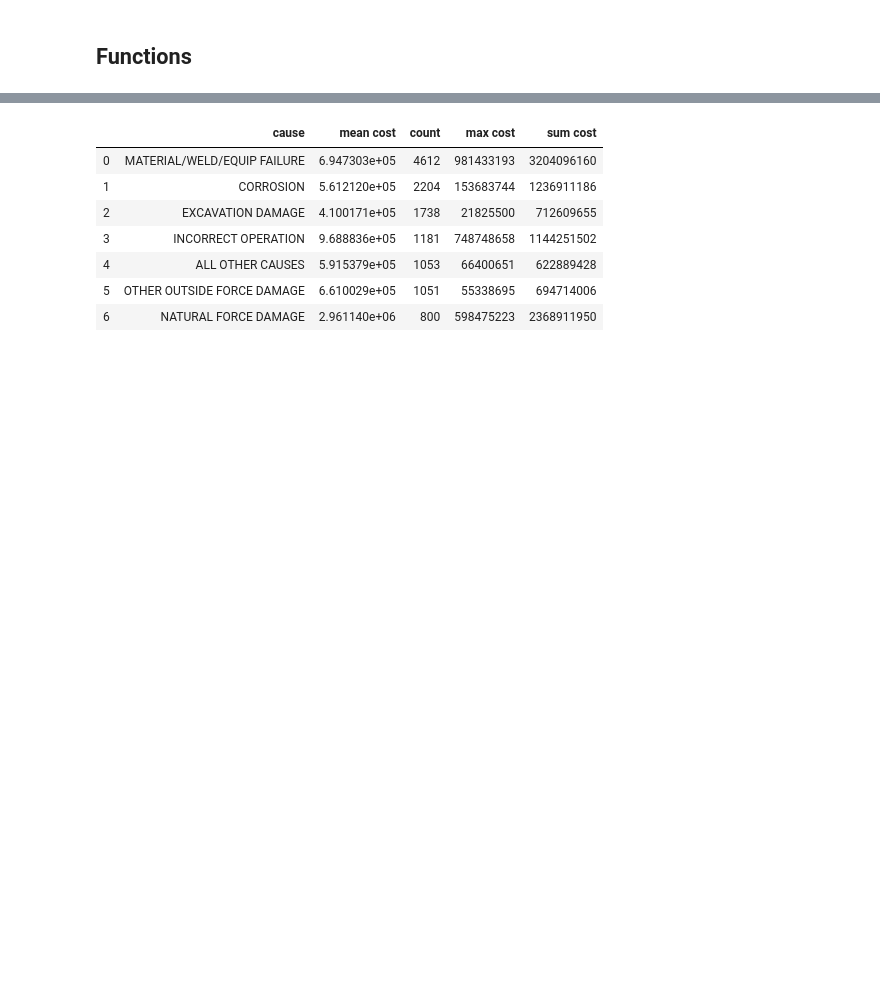
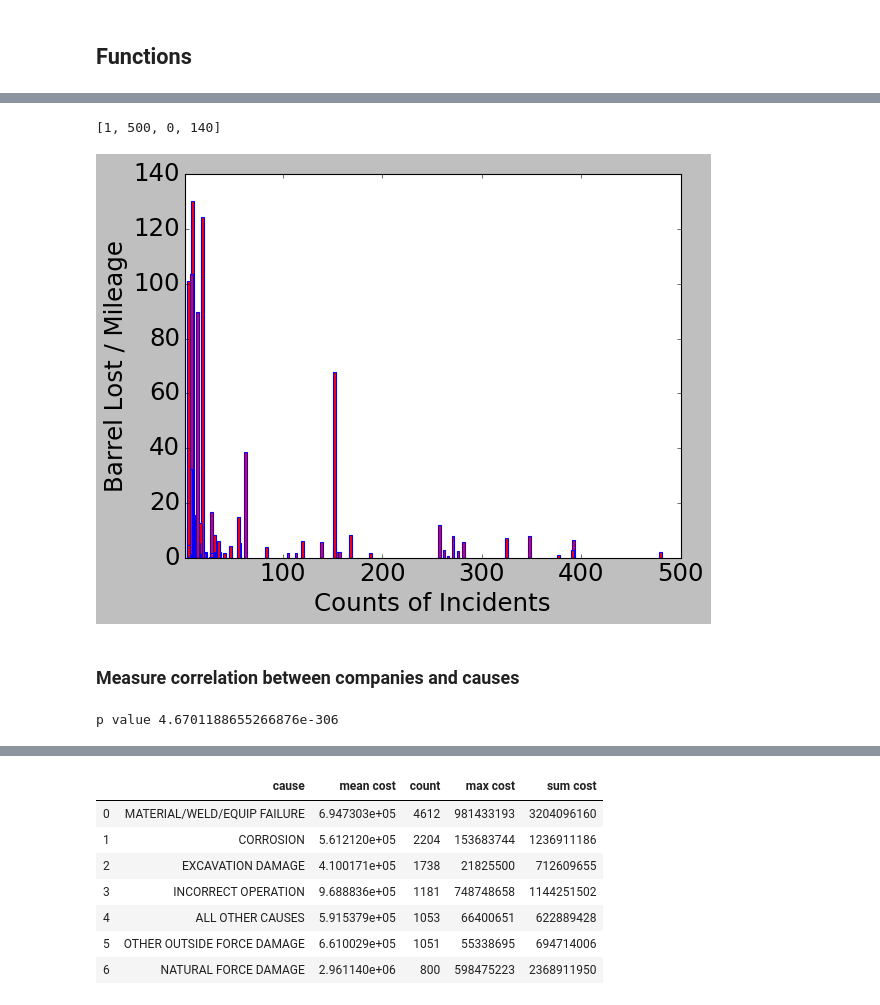
Before and after one commit to s-razavi/Insight_Pipeline_Failure, a Jupyter notebook: Pipeline.ipynb, the cells around one changed output, grey strips where cells are left out. Drawn from its saved outputs; the diff is of its cells as text; code cells hidden in the pictures; blank space fills up the shorter version.

```diff
--- a/Pipeline.ipynb
+++ b/Pipeline.ipynb
@@ -295,0 +173,11 @@ pretty_print_conf_matrix(Y_train,Prediction_train,normalize=False, classes= ['1'
+# %%
+#creating and cleaning a dataframe of causes of incidents where system is crude oil:
+df_all_systems = pd.read_csv(r'E:\Data\Canmet\ML\pipeline\all_us.csv', encoding = "ISO-8859-1")
+df_all_systems.rename(columns={'Reported Cause of Incident': 'cause', 'Operator Name': 'name', 'cause_sub ': 'cause_sub', 'System Type': 'system', 'Fatalities': 'fatal', 'Total Cost Current Year Dollars': 'cost'}, inplace=True)
+df_all_systems = df_all_systems.drop(['Cost_Reported', 'Report ID', 'Operator ID', 'County'], axis = 1)
+df_crude = df_all_systems[(df_all_systems.system == 'HAZARDOUS LIQUID')]
+df_crude = name_cleaner(df_crude)
+df_agg = df_crude[['name', 'b_lost']].groupby(['name']).agg([ 'count', 'sum' ]).reset_index()
+df_agg.columns =['name',  'count', 'sum barrels lost']
+df_agg = df_agg.sort_values('count', ascending = False).reset_index(drop=True)
+df_agg.head()
@@ -295,0 +191,10 @@ pretty_print_conf_matrix(Y_train,Prediction_train,normalize=False, classes= ['1'
+# %%
+# merging the mileage info with failures and creating a risk index:
+df_all = pd.merge(df_mileage,df_agg, left_on = 'name', right_on = 'name')
+
+#remove companies if they too small
+df_all = df_all.drop(df_all[df_all['count']<5].index)
+df_all['risk_index'] = df_all['sum barrels lost']/df_all['miles']
+df_all['index_c'] = df_all['count']/df_all['miles']
+df_all = df_all.sort_values('count', ascending = False).reset_index(drop=True)
+df_all.head()
@@ -295,0 +208,21 @@ pretty_print_conf_matrix(Y_train,Prediction_train,normalize=False, classes= ['1'
+# %%
+plt.bar(df_all['count'], df_all['risk_index'], width=2.9, color = 'red', edgecolor = 'blue' )
+plt.xlabel('Counts of Incidents')
+plt.ylabel('Barrel Lost / Mileage')
+plt.axis([1, 500, -0, 140])
+# %% [output]
+[1, 500, 0, 140]
+[figure, added]
+# %% [markdown]
+### Measure correlation between companies and causes
+# %%
+#chi squar test:
+df_chi = df_crude[['name', 'cause']]
+df_chi = df_chi.pivot_table(index = 'name', columns= 'cause', aggfunc=np.count_nonzero).reset_index().fillna(0)
+df_chi = df_chi[df_chi['name'].isin(names)]
+df_chi = df_chi.drop(['name'], axis = 1)
+table = np.asarray(df_chi)
+stat, p, dof, expected = chi2_contingency(table)
+print('p value', p)
+# %% [output]
+p value 4.6701188655266876e-306
```
Also changed, not shown: parts of 92 cells of this notebook.
